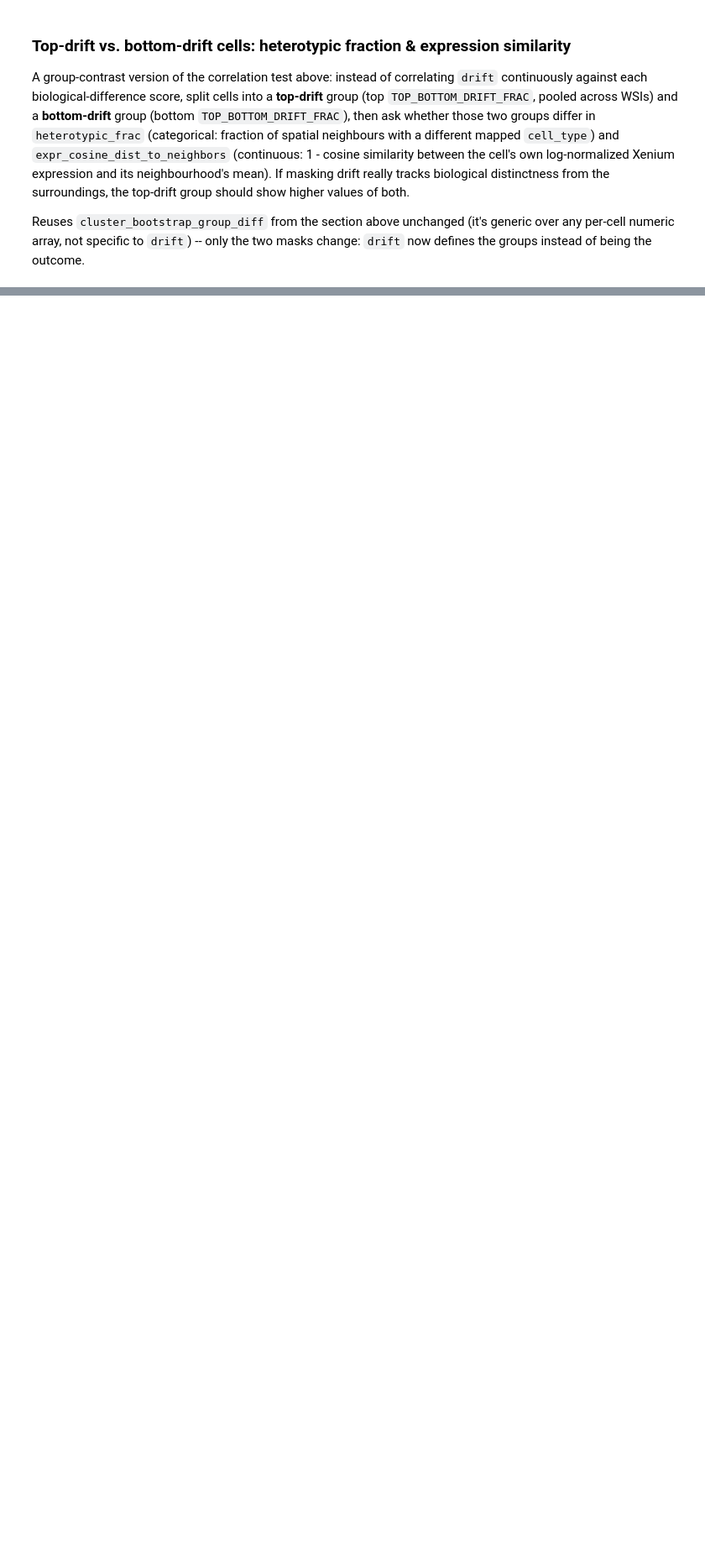
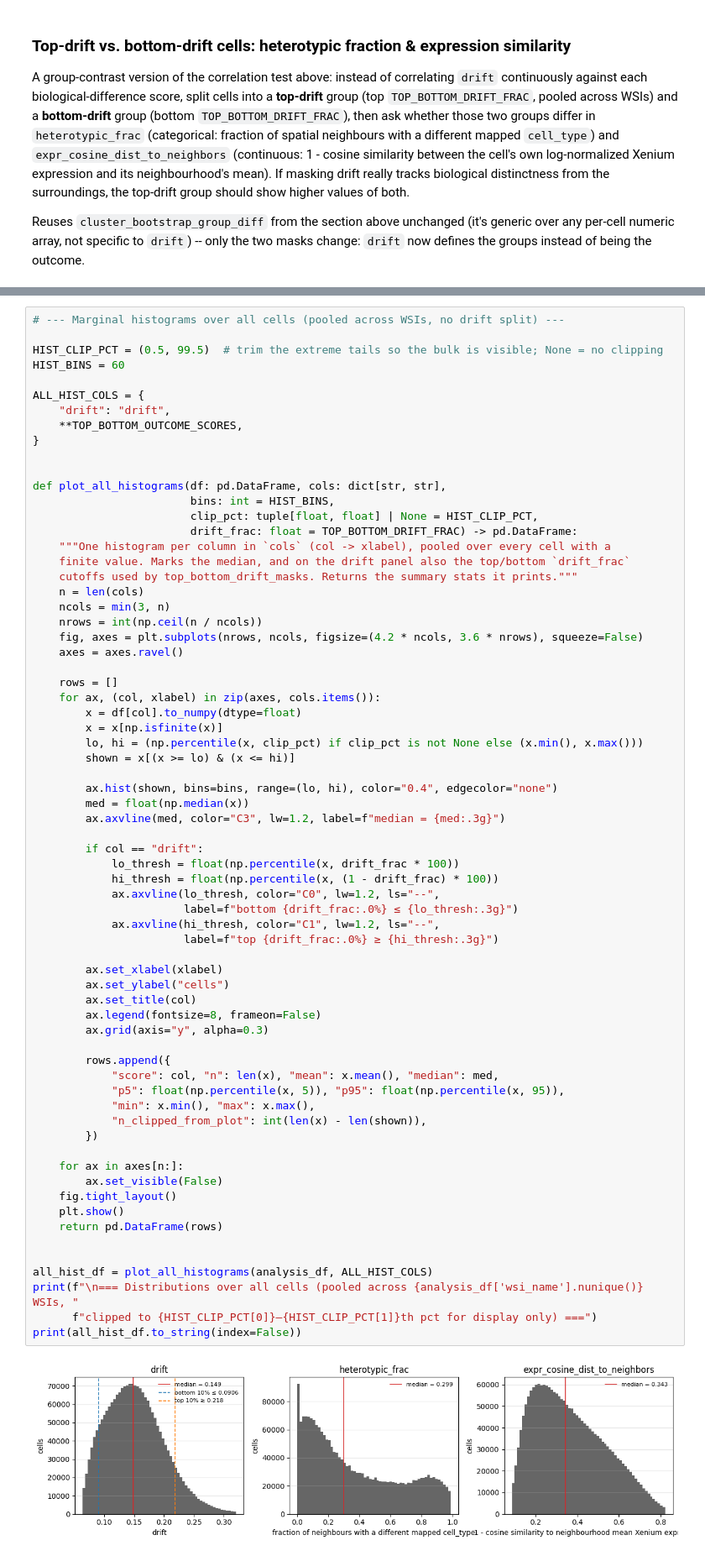
Before and after one commit to Aurelien-Cormoreche/sc-central-tokens-code, a Jupyter notebook: notebooks/analyse_probing_results.ipynb, the cells around one changed output, grey strips where cells are left out. Shown at 84% size. Saved outputs shown, nothing was run; the diff lists cells and outputs as text; blank space fills up the shorter version.

```diff
--- a/notebooks/analyse_probing_results.ipynb
+++ b/notebooks/analyse_probing_results.ipynb
@@ -1253,0 +1300,70 @@ print(top_bottom_df.drop(columns="description").to_string(index=False))
+# %%
+# --- Marginal histograms over all cells (pooled across WSIs, no drift split) ---
+
+HIST_CLIP_PCT = (0.5, 99.5)  # trim the extreme tails so the bulk is visible; None = no clipping
+HIST_BINS = 60
+
+ALL_HIST_COLS = {
+    "drift": "drift",
+    **TOP_BOTTOM_OUTCOME_SCORES,
+}
+
+
+def plot_all_histograms(df: pd.DataFrame, cols: dict[str, str],
+                        bins: int = HIST_BINS,
+                        clip_pct: tuple[float, float] | None = HIST_CLIP_PCT,
+                        drift_frac: float = TOP_BOTTOM_DRIFT_FRAC) -> pd.DataFrame:
+    """One histogram per column in `cols` (col -> xlabel), pooled over every cell with a
+    finite value. Marks the median, and on the drift panel also the top/bottom `drift_frac`
+    cutoffs used by top_bottom_drift_masks. Returns the summary stats it prints."""
+    n = len(cols)
+    ncols = min(3, n)
+    nrows = int(np.ceil(n / ncols))
+    fig, axes = plt.subplots(nrows, ncols, figsize=(4.2 * ncols, 3.6 * nrows), squeeze=False)
+    axes = axes.ravel()
+
+    rows = []
+    for ax, (col, xlabel) in zip(axes, cols.items()):
+        x = df[col].to_numpy(dtype=float)
+        x = x[np.isfinite(x)]
+        lo, hi = (np.percentile(x, clip_pct) if clip_pct is not None else (x.min(), x.max()))
+        shown = x[(x >= lo) & (x <= hi)]
+
+        ax.hist(shown, bins=bins, range=(lo, hi), color="0.4", edgecolor="none")
+        med = float(np.median(x))
+        ax.axvline(med, color="C3", lw=1.2, label=f"median = {med:.3g}")
+
+        if col == "drift":
+            lo_thresh = float(np.percentile(x, drift_frac * 100))
+            hi_thresh = float(np.percentile(x, (1 - drift_frac) * 100))
+            ax.axvline(lo_thresh, color="C0", lw=1.2, ls="--",
+                       label=f"bottom {drift_frac:.0%} ≤ {lo_thresh:.3g}")
+            ax.axvline(hi_thresh, color="C1", lw=1.2, ls="--",
+                       label=f"top {drift_frac:.0%} ≥ {hi_thresh:.3g}")
+
+        ax.set_xlabel(xlabel)
+        ax.set_ylabel("cells")
+        ax.set_title(col)
+        ax.legend(fontsize=8, frameon=False)
+        ax.grid(axis="y", alpha=0.3)
+
+        rows.append({
+            "score": col, "n": len(x), "mean": x.mean(), "median": med,
+            "p5": float(np.percentile(x, 5)), "p95": float(np.percentile(x, 95)),
+            "min": x.min(), "max": x.max(),
+            "n_clipped_from_plot": int(len(x) - len(shown)),
+        })
+
+    for ax in axes[n:]:
+        ax.set_visible(False)
+    fig.tight_layout()
+    plt.show()
+    return pd.DataFrame(rows)
+
+
+all_hist_df = plot_all_histograms(analysis_df, ALL_HIST_COLS)
+print(f"\n=== Distributions over all cells (pooled across {analysis_df['wsi_name'].nunique()} WSIs, "
+      f"clipped to {HIST_CLIP_PCT[0]}–{HIST_CLIP_PCT[1]}th pct for display only) ===")
+print(all_hist_df.to_string(index=False))
+# %% [output]
+[figure, added]
```
Also changed, not shown: parts of 2 cells of this notebook, 1 other file.
